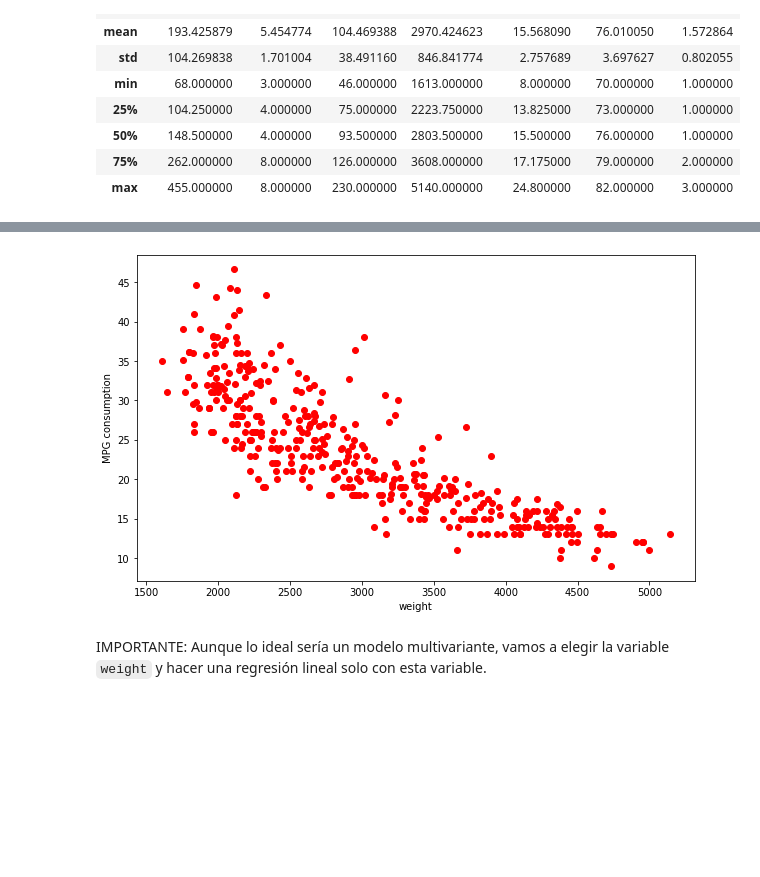
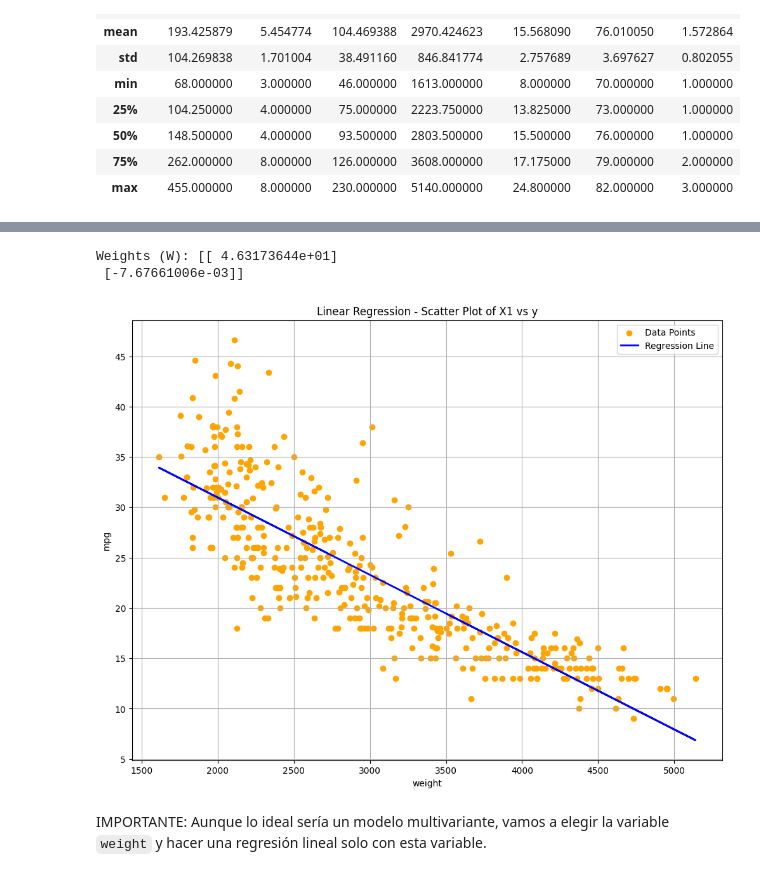
Before and after one commit to syllerim/algebra-calculus-geometry, a Jupyter notebook: 01_least_squares.ipynb, the cells around one changed output, grey strips where cells are left out. Drawn from its saved outputs; the diff is of its cells as text; code cells hidden in the pictures; blank space fills up the shorter version.

Commit message:
Plot linear regression first exercise

```diff
--- a/01_least_squares.ipynb
+++ b/01_least_squares.ipynb
@@ -186,12 +168,0 @@ First column name: mpg
-# %%
-import matplotlib.pyplot as plt
-import numpy as np
-import pandas as pd
-
-df = X
-column_name = 'horsepower'
-
-column_name_rows = X.shape[0]
-print(type(df))
-print(X.shape)
-print("Number of instances:", column_name_rows)
@@ -202,23 +168,0 @@ Number of instances: 398
-# %%
-
-# put together the X column_name and y, and convert it to DataFrame
-df_x_y = pd.DataFrame(np.hstack((df[[column_name]], y)), columns=['X', 'y'])
-
-# clean rows with NaN in X
-df_cleaned = df_x_y.dropna(subset='X')
-
-# number of rows in X
-num_rows = df_cleaned.shape[0]
-
-# extract the cleaned X and add a column of 1s for the bias term
-X_clean = np.c_[np.ones(num_rows), df_cleaned[['X']]]
-
-# extract the cleaned y
-y_clean = df_cleaned[['y']]
-
-# calculate W using the Equation #W=(X^{T}X)^{-1}X^{T}y
-X_t = X_clean.T
-W = np.linalg.inv(X_t @ X_clean) @ X_t @ y_clean
-
-# Output the weights
-print("Weights (W):", W)
@@ -288,7 +230,9 @@ visualiza(X, y, 'acceleration')
 # %%
-visualiza(X, y, 'weight')
+visualize(X, y, 'weight')
 # %% [output]
+Weights (W): [[ 4.63173644e+01]
+ [-7.67661006e-03]]
-[figure, old version]
+[figure, new version]
 # %% [markdown]
 IMPORTANTE: Aunque lo ideal sería un modelo multivariante, vamos a elegir la variable `weight` y hacer una regresión lineal solo con esta variable.
 # %% [markdown]
```
Also changed, not shown: parts of 12 cells of this notebook.
